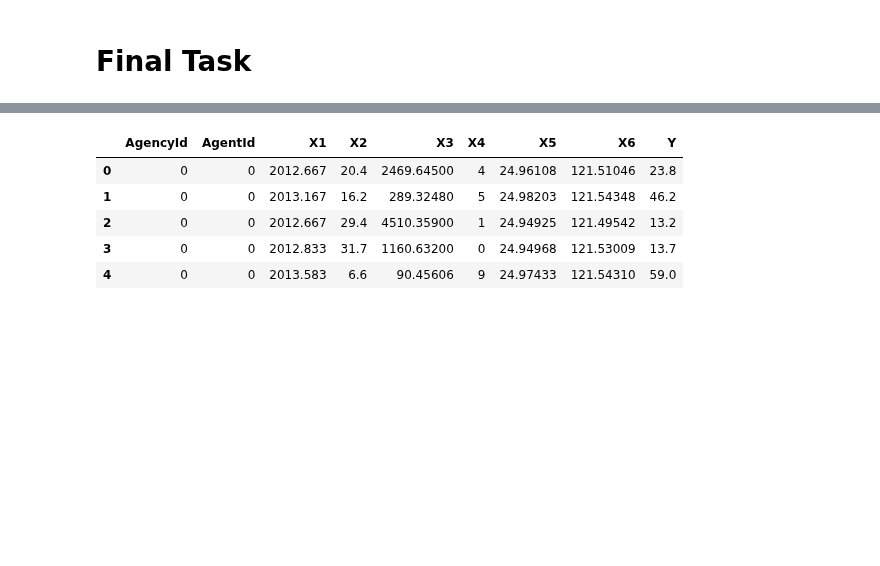
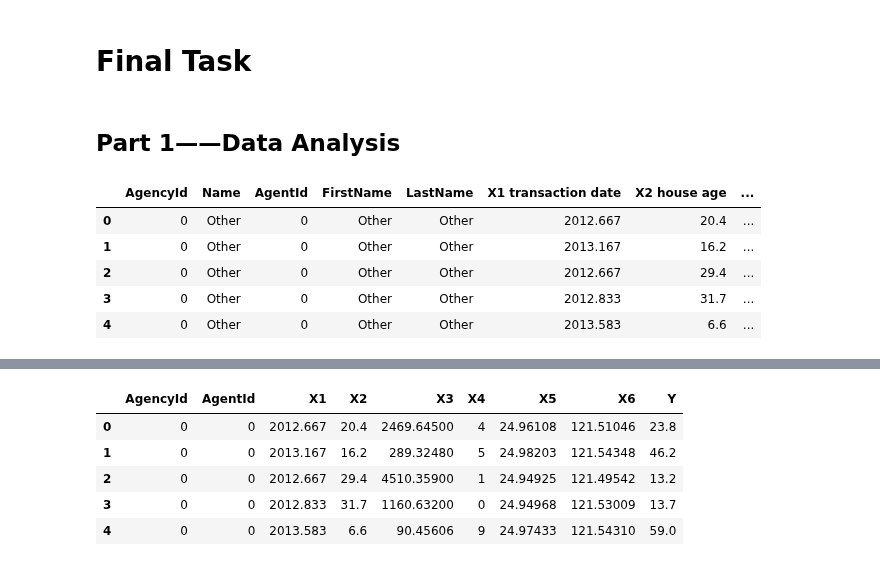
Before and after one commit to For-Chance/CourseOfConstructionInformation, a Jupyter notebook: FinalTask/solution.ipynb, the cells around one changed output, grey strips where cells are left out. Cells and saved outputs as stored; diff of their text form; code cells hidden in the pictures; blank space fills up the shorter version.

```diff
--- a/FinalTask/solution.ipynb
+++ b/FinalTask/solution.ipynb
@@ -11,3 +11,20 @@ import pandas as pd
 import numpy as np
 import matplotlib.pyplot as plt
 %matplotlib inline
+# %% [markdown]
+## Part 1——Data Analysis
+# %%
+trans = pd.read_csv('./data/transactions.csv')
+agency = pd.read_csv('./data/agency.csv')
+agents = pd.read_csv('./data/agents.csv')
+
+df = pd.merge(agency, agents)
+df = pd.merge(df, trans)
+df.head()
+# %% [output]
+|  | AgencyId | Name | AgentId | FirstName | LastName | X1 transaction date | X2 house age | ... |
+| 0 | 0 | Other | 0 | Other | Other | 2012.667 | 20.4 | ... |
+| 1 | 0 | Other | 0 | Other | Other | 2013.167 | 16.2 | ... |
+| 2 | 0 | Other | 0 | Other | Other | 2012.667 | 29.4 | ... |
+| 3 | 0 | Other | 0 | Other | Other | 2012.833 | 31.7 | ... |
+| 4 | 0 | Other | 0 | Other | Other | 2013.583 | 6.6 | ... |
```
Also changed, not shown: parts of 27 cells of this notebook.
